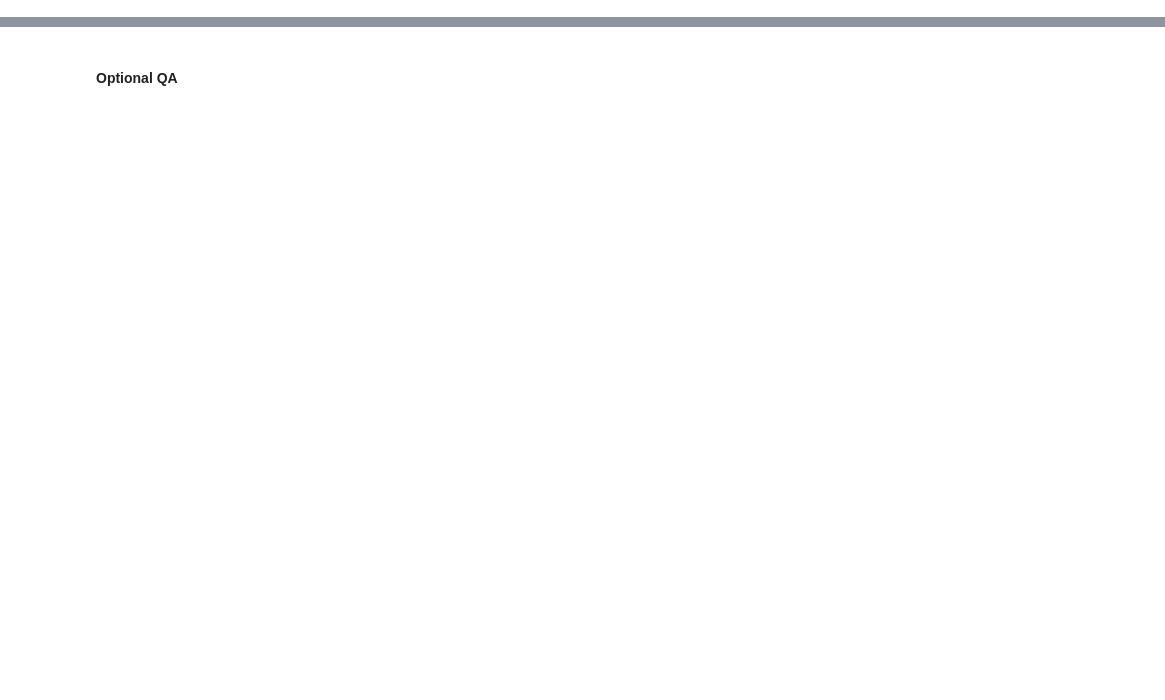
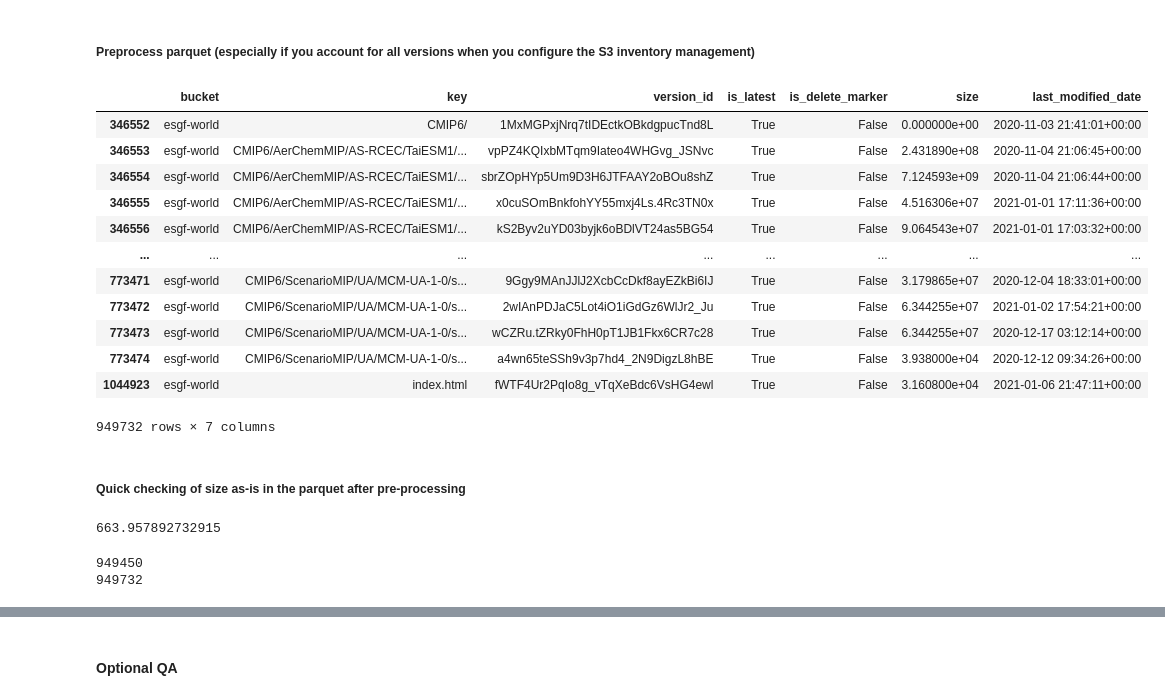
Before and after one commit to aradhakrishnanGFDL/gfdl-aws-analysis, a Jupyter notebook: examples/a1r-CompareAWS-NCvsZarr.ipynb, the cells around one changed output, grey strips where cells are left out. Cells and saved outputs as stored; diff of their text form; code cells hidden in the pictures; blank space fills up the shorter version.

```diff
--- a/examples/a1r-CompareAWS-NCvsZarr.ipynb
+++ b/examples/a1r-CompareAWS-NCvsZarr.ipynb
@@ -89,0 +47,2 @@ dzarr['zstore'] = ddzarr.apply(lambda row: (row['vstore'].split('s3://cmip6-pds/
+# %% [markdown]
+<h5>Preprocess parquet (especially if you account for all versions when you configure the S3 inventory management)</h5>
@@ -89,0 +53,24 @@ dzarr['zstore'] = ddzarr.apply(lambda row: (row['vstore'].split('s3://cmip6-pds/
+# %%
+nc_inventory_pd
+# %% [output]
+|  | bucket | key | version_id | is_latest | is_delete_marker | size | last_modified_date |
+| 346552 | esgf-world | CMIP6/ | 1MxMGPxjNrq7tIDEctkOBkdgpucTnd8L | True | False | 0.000000e+00 | 2020-11-03 21:41:01+00:00 |
+| 346553 | esgf-world | CMIP6/AerChemMIP/AS-RCEC/TaiESM1/... | vpPZ4KQIxbMTqm9Iateo4WHGvg_JSNvc | True | False | 2.431890e+08 | 2020-11-04 21:06:45+00:00 |
+| 346554 | esgf-world | CMIP6/AerChemMIP/AS-RCEC/TaiESM1/... | sbrZOpHYp5Um9D3H6JTFAAY2oBOu8shZ | True | False | 7.124593e+09 | 2020-11-04 21:06:44+00:00 |
+| 346555 | esgf-world | CMIP6/AerChemMIP/AS-RCEC/TaiESM1/... | x0cuSOmBnkfohYY55mxj4Ls.4Rc3TN0x | True | False | 4.516306e+07 | 2021-01-01 17:11:36+00:00 |
+| 346556 | esgf-world | CMIP6/AerChemMIP/AS-RCEC/TaiESM1/... | kS2Byv2uYD03byjk6oBDlVT24as5BG54 | True | False | 9.064543e+07 | 2021-01-01 17:03:32+00:00 |
+| ... | ... | ... | ... | ... | ... | ... | ... |
+| 773471 | esgf-world | CMIP6/ScenarioMIP/UA/MCM-UA-1-0/s... | 9Ggy9MAnJJlJ2XcbCcDkf8ayEZkBi6IJ | True | False | 3.179865e+07 | 2020-12-04 18:33:01+00:00 |
+| 773472 | esgf-world | CMIP6/ScenarioMIP/UA/MCM-UA-1-0/s... | 2wIAnPDJaC5Lot4iO1iGdGz6WlJr2_Ju | True | False | 6.344255e+07 | 2021-01-02 17:54:21+00:00 |
+| 773473 | esgf-world | CMIP6/ScenarioMIP/UA/MCM-UA-1-0/s... | wCZRu.tZRky0FhH0pT1JB1Fkx6CR7c28 | True | False | 6.344255e+07 | 2020-12-17 03:12:14+00:00 |
+| 773474 | esgf-world | CMIP6/ScenarioMIP/UA/MCM-UA-1-0/s... | a4wn65teSSh9v3p7hd4_2N9DigzL8hBE | True | False | 3.938000e+04 | 2020-12-12 09:34:26+00:00 |
+| 1044923 | esgf-world | index.html | fWTF4Ur2PqIo8g_vTqXeBdc6VsHG4ewl | True | False | 3.160800e+04 | 2021-01-06 21:47:11+00:00 |
+949732 rows × 7 columns
+# %% [markdown]
+<h5> Quick checking of size as-is in the parquet after pre-processing </h5>
+# %%
+size_b = (nc_inventory_pd['size'].sum())
+total_from_parquet = bytesto(size_b,'t') #TODO why the rest of the objects are not reflected in the parquet
+print(total_from_parquet)
+# %% [output]
+663.957892732915
@@ -89,0 +93,6 @@ dzarr['zstore'] = ddzarr.apply(lambda row: (row['vstore'].split('s3://cmip6-pds/
+# %%
+print(len(dnc))
+print(len(nc_inventory_pd))
+# %% [output]
+949450
+949732
```
Also changed, not shown: parts of 46 cells of this notebook.
